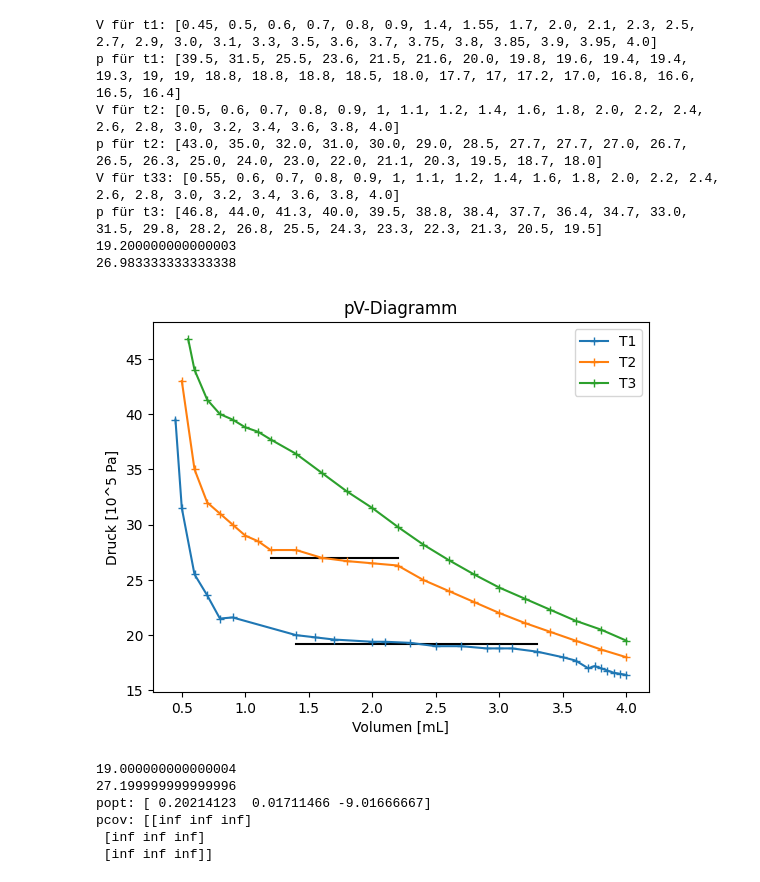
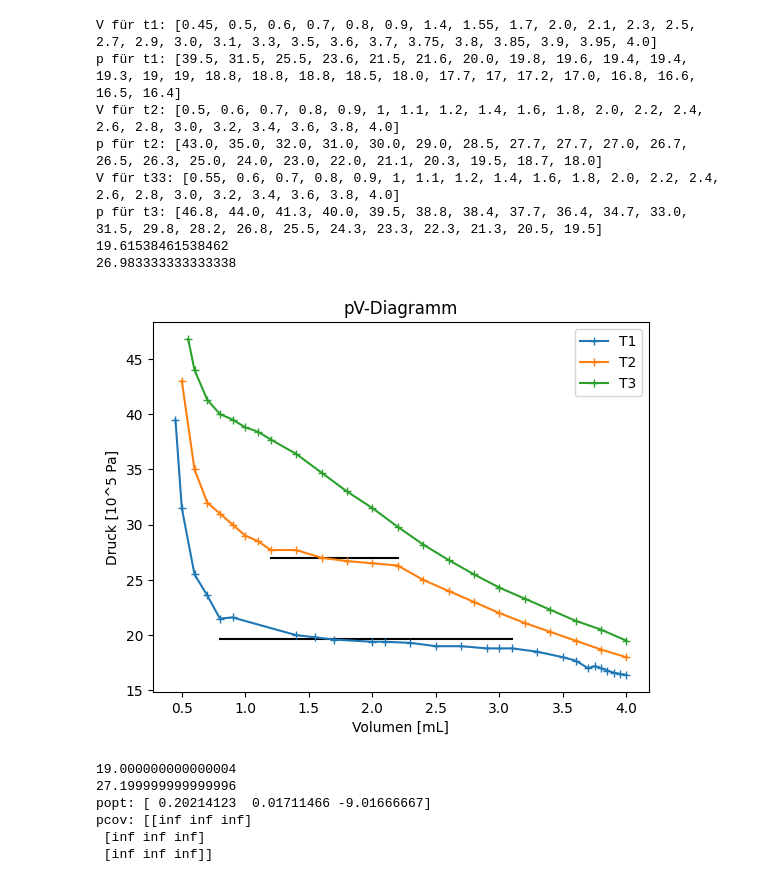
Before and after one commit to OhNoNotAnotherNerd/Ausarbeitung-Physik, a Jupyter notebook: REG/Reale Gase.ipynb, the cells around one changed output. Cells and saved outputs as stored; diff of their text form; code cells hidden in the pictures.

```diff
--- a/REG/Reale Gase.ipynb
+++ b/REG/Reale Gase.ipynb
@@ -72,10 +72,10 @@ T_3 = 273.15 + 45 # in Kelvin
 
 T_ges = [T_1, T_2, T_3]
 
-#isoterme
+#isotherme
 
-Vrange1=[1.4, 1.55, 1.7, 2.0, 2.1, 2.3, 2.5, 2.7, 2.9, 3.0, 3.1, 3.3]
-p_sat_t1 = [20.0, 19.8, 19.6, 19.4, 19.4, 19.3, 19, 19, 18.8, 18.8, 18.8, 18.5] # Werte um den Dampfdruck wurden abgeschätzt und passen perfekt zum Datenblatt der Industrie
+Vrange1=[0.8, 0.9, 1.4, 1.55, 1.7, 2.0, 2.1, 2.3, 2.5, 2.7, 2.9, 3.0, 3.1]
+p_sat_t1 = [21.5, 21.6, 20.0, 19.8, 19.6, 19.4, 19.4, 19.3, 19, 19, 18.8, 18.8, 18.8] # Werte um den Dampfdruck wurden abgeschätzt und passen perfekt zum Datenblatt der Industrie
 mean_p_sat_t1 = np.mean(p_sat_t1)
 print(mean_p_sat_t1)
 
@@ -91,34 +91,34 @@ mean_p_sat_t2=np.mean(p_sat_t2)
 print(mean_p_sat_t2)
 
 Vrpl2=[]
 for i in range(len(Vrange2)):
     Vrpl2.append(mean_p_sat_t2)
 plt.plot(Vrange2, Vrpl2, color='black')
 
-
+plt.plot(x, 37.8)
 
 
 
 
 
 plt.plot(VT1, pT1, linestyle='-', marker='+', label='T1')
 
 plt.plot(VT2, pT2, linestyle='-', marker='+', label='T2')
 plt.plot(VT3, pT3, linestyle='-', marker='+', label='T3')
 plt.xlabel('Volumen [mL]')
 plt.ylabel('Druck [10^5 Pa]')
 
 plt.legend()
 plt.title('pV-Diagramm')
 plt.show()
 # %% [output]
 V für t1: [0.45, 0.5, 0.6, 0.7, 0.8, 0.9, 1.4, 1.55, 1.7, 2.0, 2.1, 2.3, 2.5, 2.7, 2.9, 3.0, 3.1, 3.3, 3.5, 3.6, 3.7, 3.75, 3.8, 3.85, 3.9, 3.95, 4.0]
 p für t1: [39.5, 31.5, 25.5, 23.6, 21.5, 21.6, 20.0, 19.8, 19.6, 19.4, 19.4, 19.3, 19, 19, 18.8, 18.8, 18.8, 18.5, 18.0, 17.7, 17, 17.2, 17.0, 16.8, 16.6, 16.5, 16.4]
 V für t2: [0.5, 0.6, 0.7, 0.8, 0.9, 1, 1.1, 1.2, 1.4, 1.6, 1.8, 2.0, 2.2, 2.4, 2.6, 2.8, 3.0, 3.2, 3.4, 3.6, 3.8, 4.0]
 p für t2: [43.0, 35.0, 32.0, 31.0, 30.0, 29.0, 28.5, 27.7, 27.7, 27.0, 26.7, 26.5, 26.3, 25.0, 24.0, 23.0, 22.0, 21.1, 20.3, 19.5, 18.7, 18.0]
 V für t33: [0.55, 0.6, 0.7, 0.8, 0.9, 1, 1.1, 1.2, 1.4, 1.6, 1.8, 2.0, 2.2, 2.4, 2.6, 2.8, 3.0, 3.2, 3.4, 3.6, 3.8, 4.0]
 p für t3: [46.8, 44.0, 41.3, 40.0, 39.5, 38.8, 38.4, 37.7, 36.4, 34.7, 33.0, 31.5, 29.8, 28.2, 26.8, 25.5, 24.3, 23.3, 22.3, 21.3, 20.5, 19.5]
-19.200000000000003
+19.61538461538462
 26.983333333333338
-[figure, old version]
+[figure, new version]
 # %%
```
Also changed, not shown: parts of 1 cell of this notebook.
